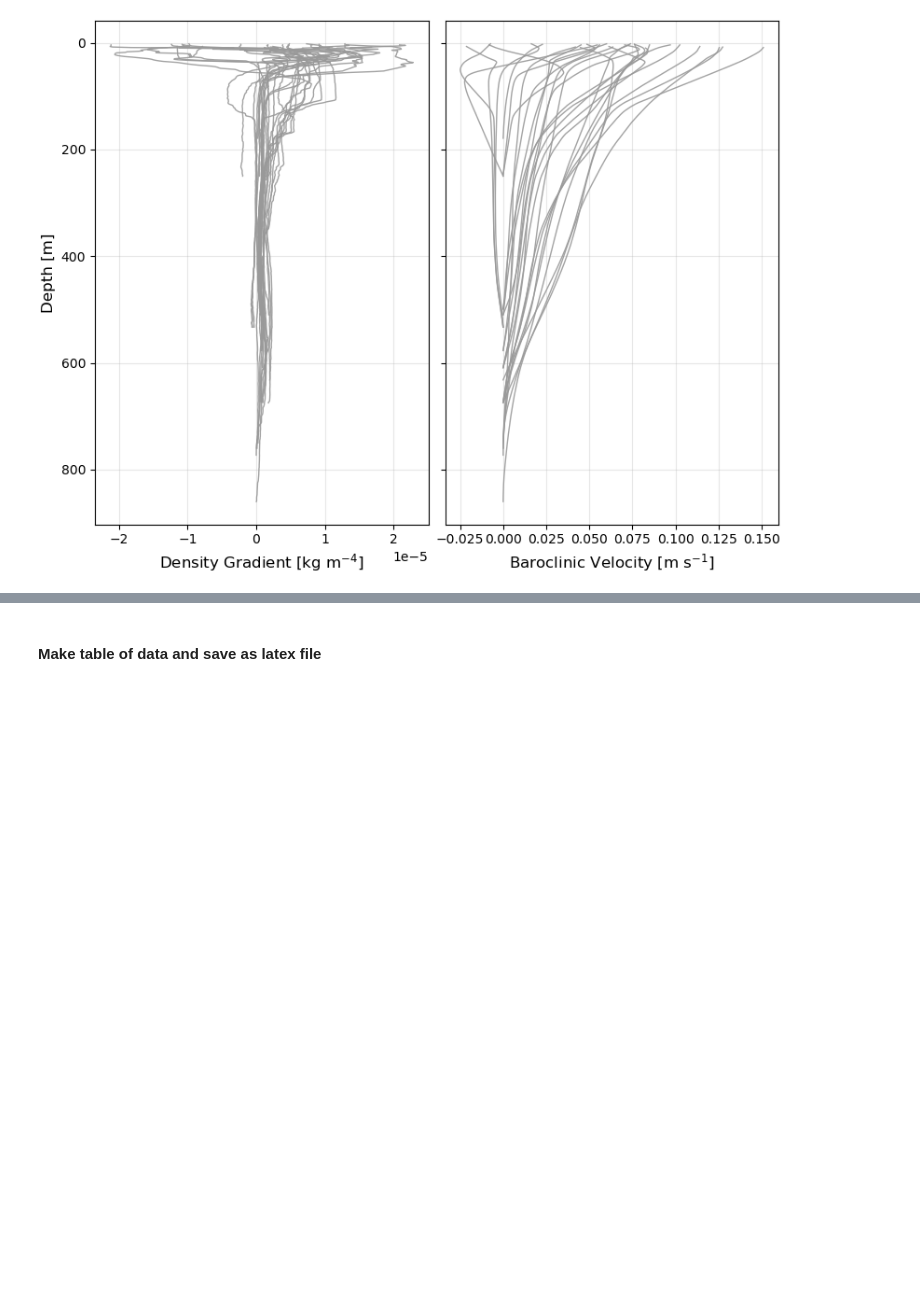
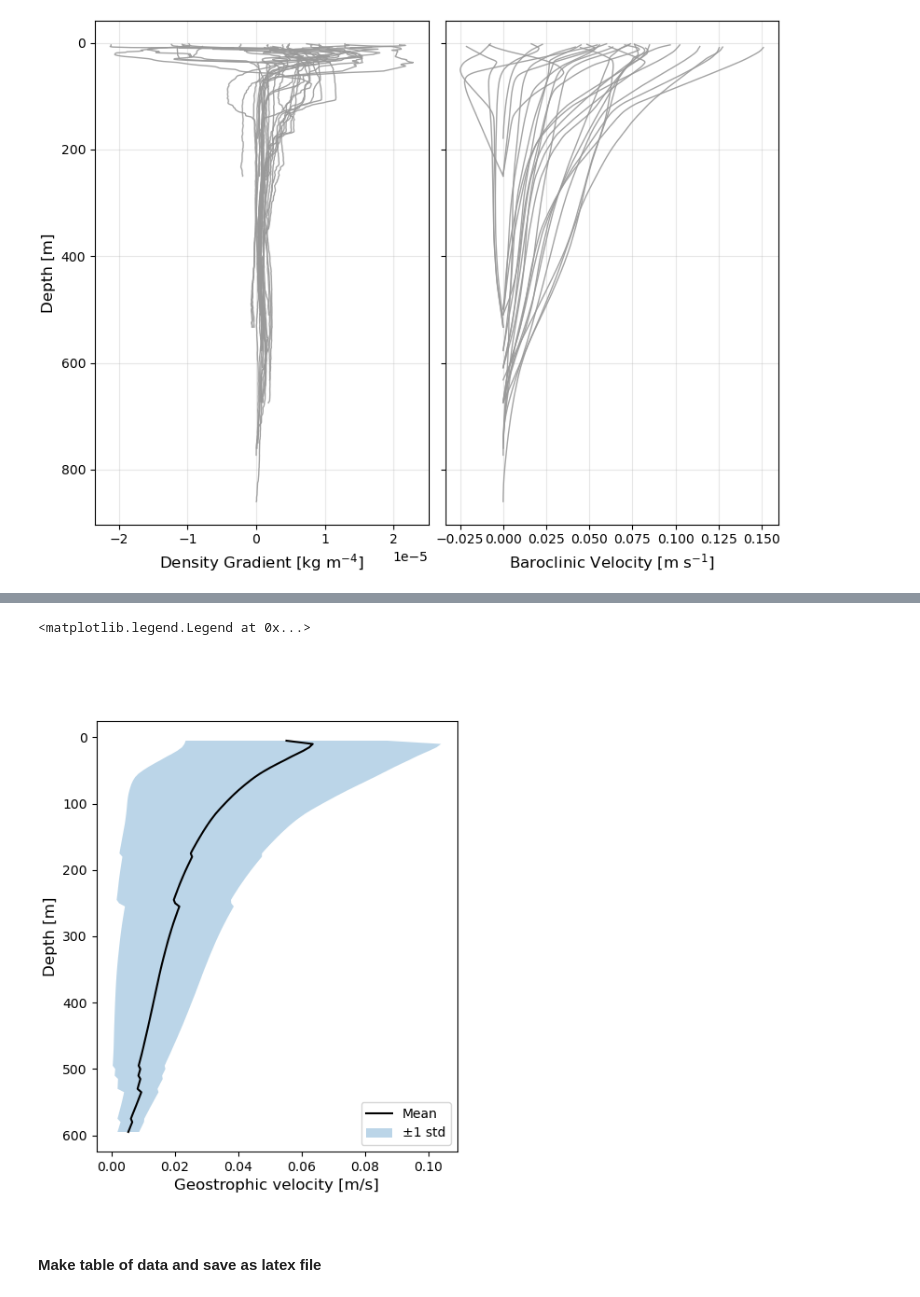
Before and after one commit to MackenzieBlanusa/TNB_tools, a Jupyter notebook: MastersThesis/DynamicMethod_PalmerCTD.ipynb, the cells around one changed output, grey strips where cells are left out. Saved outputs shown, nothing was run; the diff lists cells and outputs as text; code cells hidden in the pictures; blank space fills up the shorter version.

Commit message:
Calculated mean baroclinic velocity + standard deviation

```diff
--- a/MastersThesis/DynamicMethod_PalmerCTD.ipynb
+++ b/MastersThesis/DynamicMethod_PalmerCTD.ipynb
@@ -1313,0 +1342,22 @@ plt.show()
+# %%
+z_common = np.arange(0, 600, 5)   # adjust max depth + spacing
+# %%
+v_list = []
+
+for pair, res in results.items():
+
+    v = res['v_tw']   # assuming dictionary structure
+    z = res['depth']  # or however you stored depth
+
+    # convert to DataArray if needed
+    v_da = xr.DataArray(v, dims=['depth'], coords={'depth': z})
+
+    # interpolate
+    v_interp = v_da.interp(depth=z_common)
+
+    # add pair as coordinate
+    v_interp = v_interp.expand_dims(pair=[str(pair)])
+
+    v_list.append(v_interp)
+# %%
+v_all = xr.concat(v_list, dim='pair')
@@ -1314,3 +1384,27 @@ plt.show()
+# %%
+v_mean = v_all.mean(dim='pair')
+v_std  = v_all.std(dim='pair')
+v_se   = v_std / np.sqrt(v_all.sizes['pair'])
+# %%
+fig, ax = plt.subplots(figsize=(5,6))
+
+ax.plot(v_mean, v_mean.depth, color='k', label='Mean')
+
+ax.fill_betweenx(
+    v_mean.depth,
+    v_mean - v_std,
+    v_mean + v_std,
+    alpha=0.3,
+    label='±1 std'
+)
+
+ax.invert_yaxis()
+ax.set_xlabel('Geostrophic velocity [m/s]')
+ax.set_ylabel('Depth [m]')
+ax.legend()
+# %% [output]
+<matplotlib.legend.Legend at 0x...>
+[figure, added]
 # %% [markdown]
 #### Make table of data and save as latex file
 # %%
```
Also changed, not shown: parts of 13 cells of this notebook.
